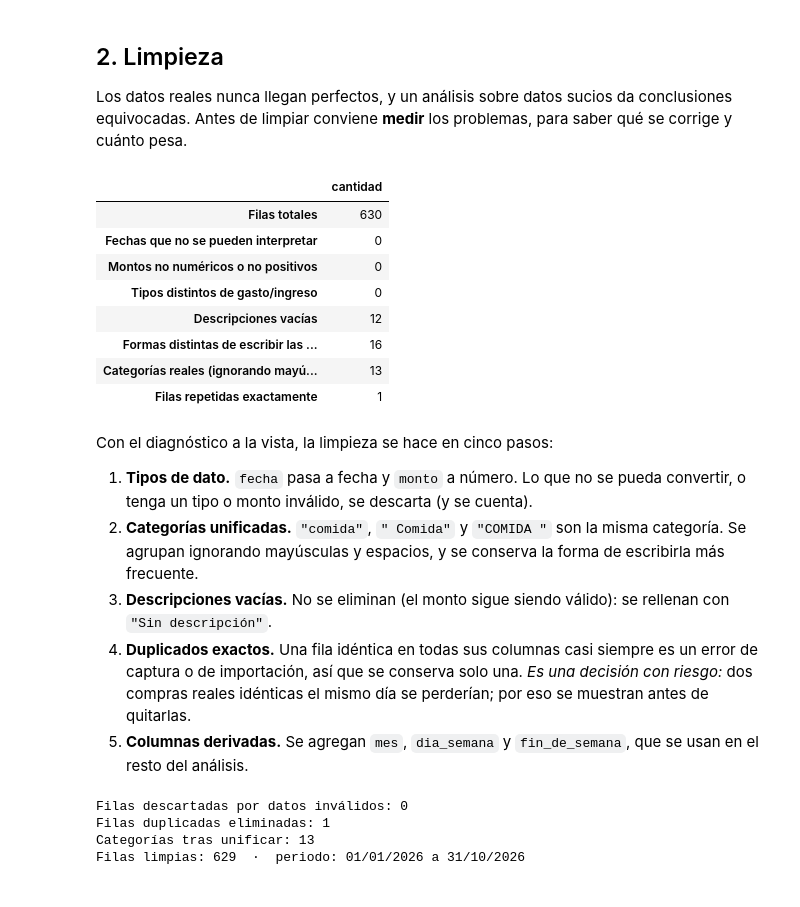
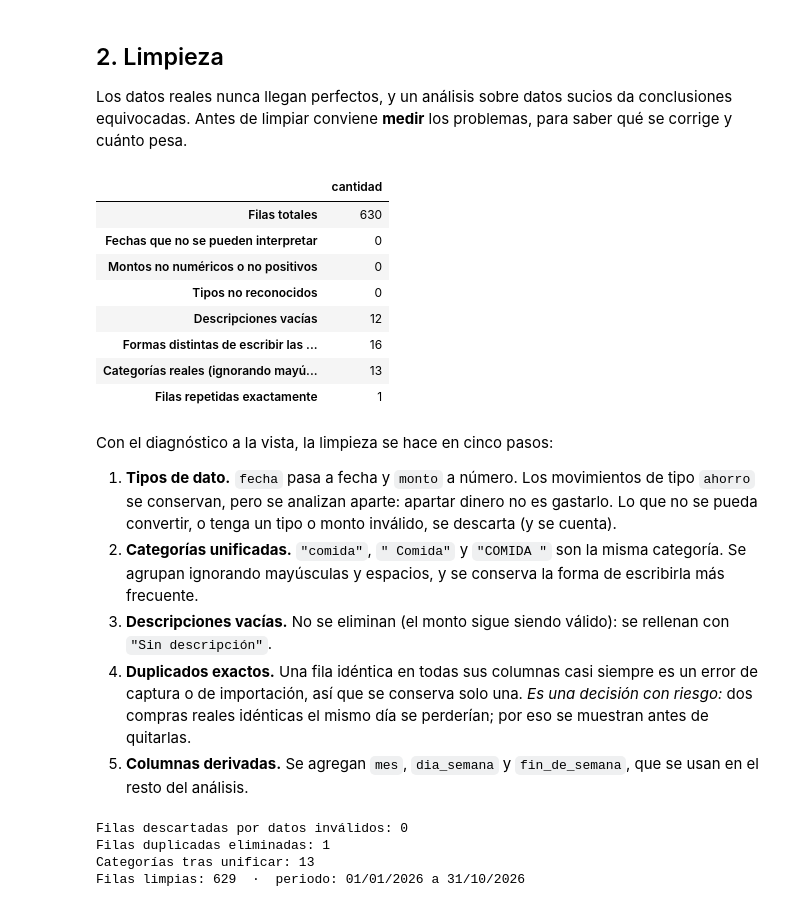
Before and after one commit to ISABELR08/finanzas-personales, a Jupyter notebook: analysis/analisis_gastos.ipynb, the cells around one changed output. Saved outputs shown, nothing was run; the diff lists cells and outputs as text; code cells hidden in the pictures.

Commit message:
Fase 10: ahorro con meta por porcentaje de ingresos y dinero disponible por día

```diff
--- a/analysis/analisis_gastos.ipynb
+++ b/analysis/analisis_gastos.ipynb
@@ -117,21 +117,21 @@ Los datos reales nunca llegan perfectos, y un análisis sobre datos sucios da co
 # %%
 diagnostico = pd.Series({
     "Filas totales": len(crudo),
     "Fechas que no se pueden interpretar": pd.to_datetime(crudo["fecha"], errors="coerce").isna().sum(),
     "Montos no numéricos o no positivos": (~(pd.to_numeric(crudo["monto"], errors="coerce") > 0)).sum(),
-    "Tipos distintos de gasto/ingreso": (~crudo["tipo"].isin(["gasto", "ingreso"])).sum(),
+    "Tipos no reconocidos": (~crudo["tipo"].isin(["gasto", "ingreso", "ahorro"])).sum(),
     "Descripciones vacías": (crudo["descripcion"].str.strip() == "").sum(),
     "Formas distintas de escribir las categorías": crudo["categoria"].nunique(),
     "Categorías reales (ignorando mayúsculas y espacios)": crudo["categoria"].str.strip().str.casefold().nunique(),
     "Filas repetidas exactamente": crudo.duplicated().sum(),
 }, name="cantidad")
 diagnostico.to_frame()
 # %% [output]
 |  | cantidad |
 | Filas totales | 630 |
 | Fechas que no se pueden interpretar | 0 |
 | Montos no numéricos o no positivos | 0 |
-| Tipos distintos de gasto/ingreso | 0 |
+| Tipos no reconocidos | 0 |
 | Descripciones vacías | 12 |
 | Formas distintas de escribir las ... | 16 |
 | Categorías reales (ignorando mayú... | 13 |
@@ -139,7 +139,7 @@ diagnostico.to_frame()
 # %% [markdown]
 Con el diagnóstico a la vista, la limpieza se hace en cinco pasos:
 
-1. **Tipos de dato.** `fecha` pasa a fecha y `monto` a número. Lo que no se pueda convertir, o tenga un tipo o monto inválido, se descarta (y se cuenta).
+1. **Tipos de dato.** `fecha` pasa a fecha y `monto` a número. Los movimientos de tipo `ahorro` se conservan, pero se analizan aparte: apartar dinero no es gastarlo. Lo que no se pueda convertir, o tenga un tipo o monto inválido, se descarta (y se cuenta).
 2. **Categorías unificadas.** `"comida"`, `" Comida"` y `"COMIDA "` son la misma categoría. Se agrupan ignorando mayúsculas y espacios, y se conserva la forma de escribirla más frecuente.
 3. **Descripciones vacías.** No se eliminan (el monto sigue siendo válido): se rellenan con `"Sin descripción"`.
 4. **Duplicados exactos.** Una fila idéntica en todas sus columnas casi siempre es un error de captura o de importación, así que se conserva solo una. *Es una decisión con riesgo:* dos compras reales idénticas el mismo día se perderían; por eso se muestran antes de quitarlas.
```
Also changed, not shown: parts of 3 cells of this notebook, 22 other files.
